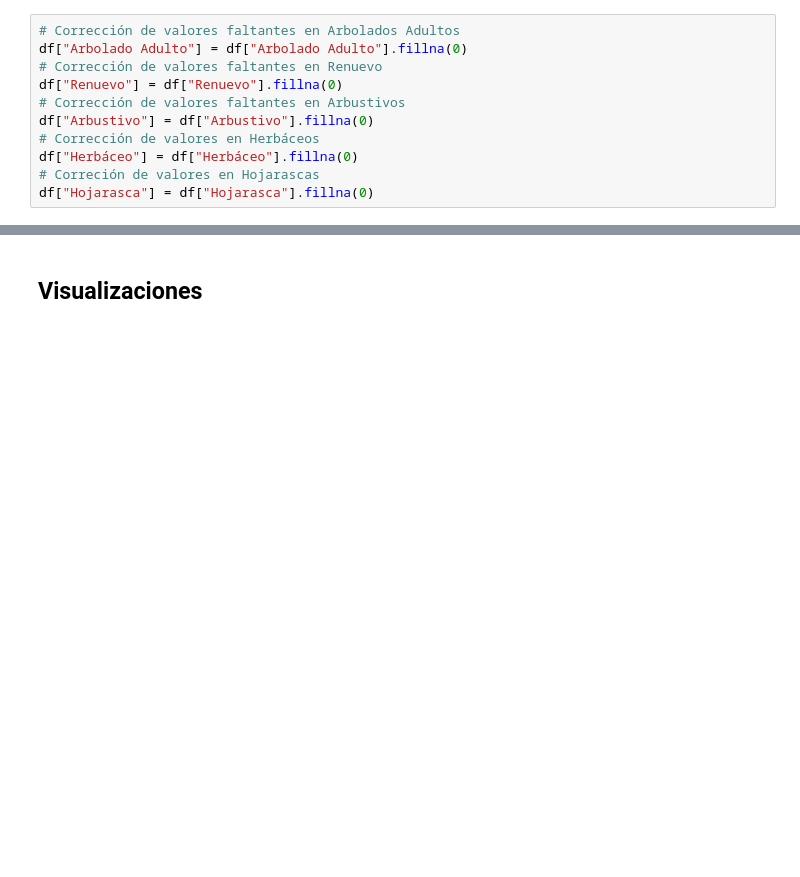
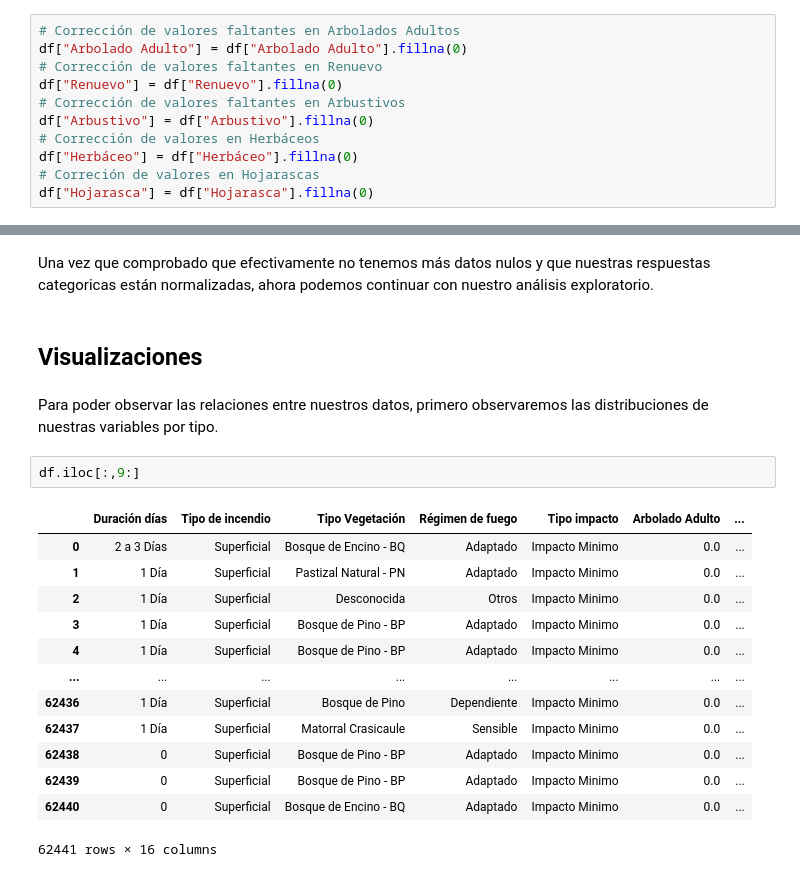
Before and after one commit to Valamca/Fires_Mexico_2015-2023, a Jupyter notebook: Incendios_forestales.ipynb, the cells around one changed output, grey strips where cells are left out. Cells and saved outputs as stored; diff of their text form; blank space fills up the shorter version.

```diff
--- a/Incendios_forestales.ipynb
+++ b/Incendios_forestales.ipynb
@@ -173,2 +238,22 @@ Una vez que hayamos tratado todos los datos faltantes o nulos continuamos con nu
+# %% [markdown]
+Una vez que comprobado que efectivamente no tenemos más datos nulos y que nuestras respuestas categoricas están normalizadas, ahora podemos continuar con nuestro análisis exploratorio.
 # %% [markdown]
 ## Visualizaciones
+# %% [markdown]
+Para poder observar las relaciones entre nuestros datos, primero observaremos las distribuciones de nuestras variables por tipo.
+# %%
+df.iloc[:,9:]
+# %% [output]
+|  | Duración días | Tipo de incendio | Tipo Vegetación | Régimen de fuego | Tipo impacto | Arbolado Adulto | ... |
+| 0 | 2 a 3 Días | Superficial | Bosque de Encino - BQ | Adaptado | Impacto Minimo | 0.0 | ... |
+| 1 | 1 Día | Superficial | Pastizal Natural - PN | Adaptado | Impacto Minimo | 0.0 | ... |
+| 2 | 1 Día | Superficial | Desconocida | Otros | Impacto Minimo | 0.0 | ... |
+| 3 | 1 Día | Superficial | Bosque de Pino - BP | Adaptado | Impacto Minimo | 0.0 | ... |
+| 4 | 1 Día | Superficial | Bosque de Pino - BP | Adaptado | Impacto Minimo | 0.0 | ... |
+| ... | ... | ... | ... | ... | ... | ... | ... |
+| 62436 | 1 Día | Superficial | Bosque de Pino | Dependiente | Impacto Minimo | 0.0 | ... |
+| 62437 | 1 Día | Superficial | Matorral Crasicaule | Sensible | Impacto Minimo | 0.0 | ... |
+| 62438 | 0 | Superficial | Bosque de Pino - BP | Adaptado | Impacto Minimo | 0.0 | ... |
+| 62439 | 0 | Superficial | Bosque de Pino - BP | Adaptado | Impacto Minimo | 0.0 | ... |
+| 62440 | 0 | Superficial | Bosque de Encino - BQ | Adaptado | Impacto Minimo | 0.0 | ... |
+62441 rows × 16 columns
```
Also changed, not shown: parts of 23 cells of this notebook, 1 other file.
